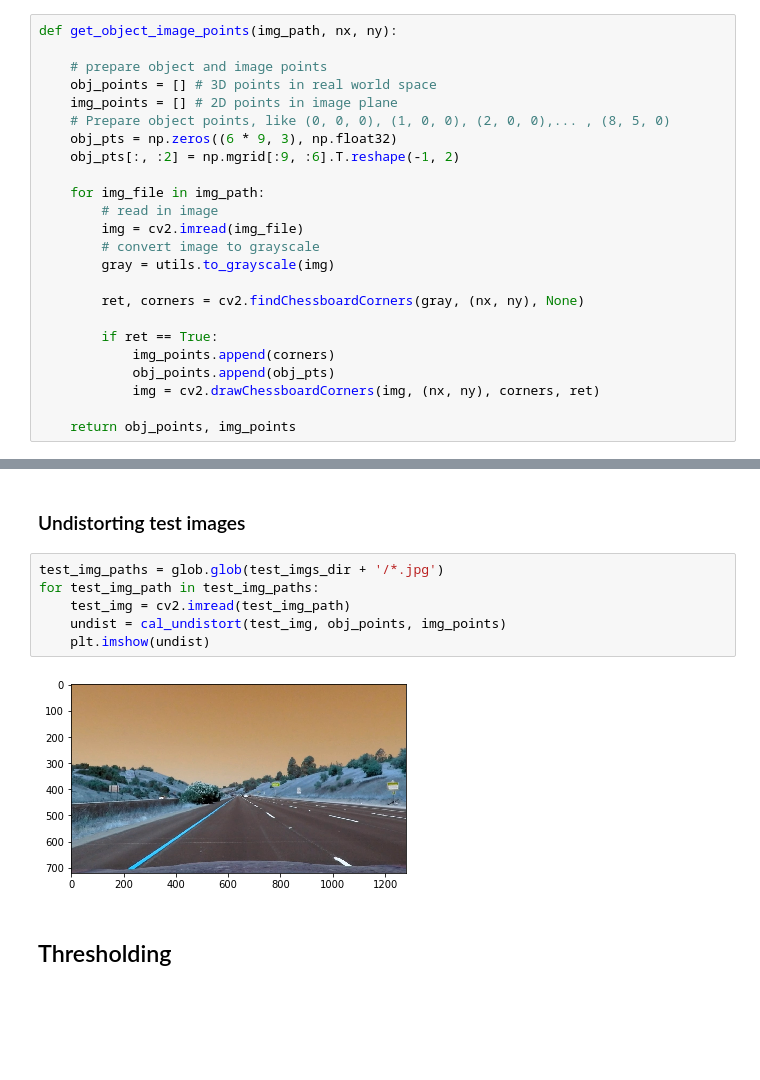
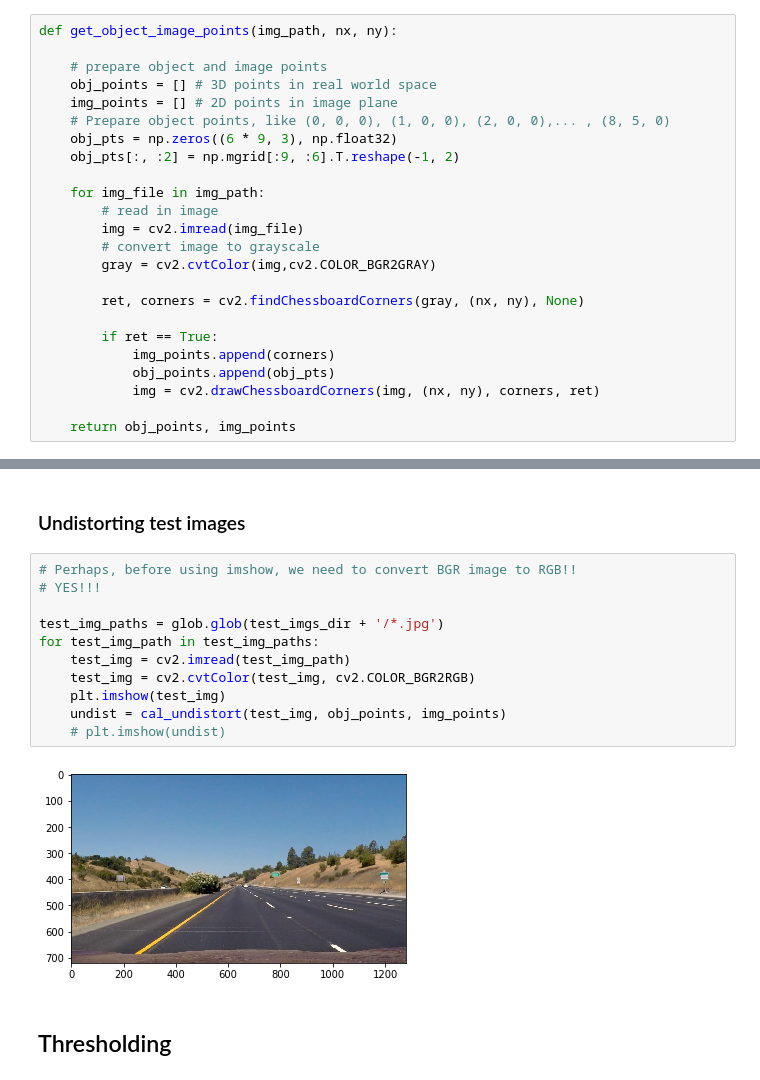
Before and after one commit to julia-kraus/CarND-Advanced-Lane-Lines, a Jupyter notebook: solution.ipynb, the cells around one changed output, grey strips where cells are left out. Cells and saved outputs as stored; diff of their text form; blank space fills up the shorter version.

Commit message:
Camera Calibration working. Maybe work on RGB instead of BGR so that imshow works

```diff
--- a/solution.ipynb
+++ b/solution.ipynb
@@ -69,7 +69,7 @@ def get_object_image_points(img_path, nx, ny):
         # read in image
         img = cv2.imread(img_file)
         # convert image to grayscale
-        gray = utils.to_grayscale(img)
+        gray = cv2.cvtColor(img,cv2.COLOR_BGR2GRAY)
 
         ret, corners = cv2.findChessboardCorners(gray, (nx, ny), None)
 
@@ -91,12 +91,17 @@ def cal_undistort(img, objpoints, imgpoints):
 # %% [markdown]
 ### Undistorting test images
 # %%
+# Perhaps, before using imshow, we need to convert BGR image to RGB!!
+# YES!!!
+
 test_img_paths = glob.glob(test_imgs_dir + '/*.jpg')
 for test_img_path in test_img_paths:
     test_img = cv2.imread(test_img_path)
+    test_img = cv2.cvtColor(test_img, cv2.COLOR_BGR2RGB)
+    plt.imshow(test_img)
     undist = cal_undistort(test_img, obj_points, img_points)
-    plt.imshow(undist)
+    # plt.imshow(undist)
 # %% [output]
-[figure, old version]
+[figure, new version]
 # %% [markdown]
 ## Thresholding
```
Also changed, not shown: 1 other file.
